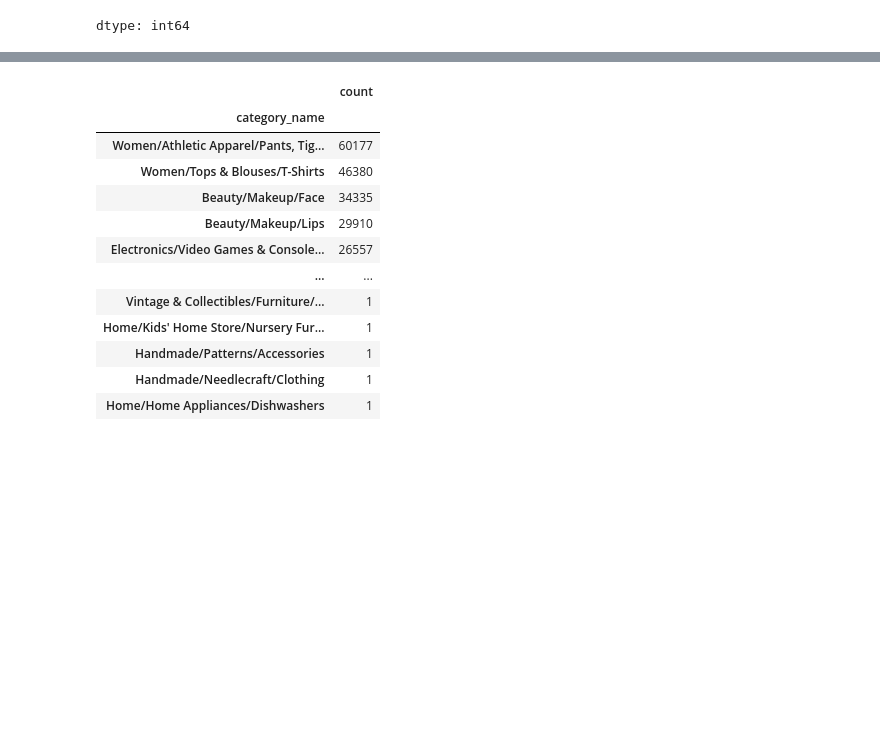
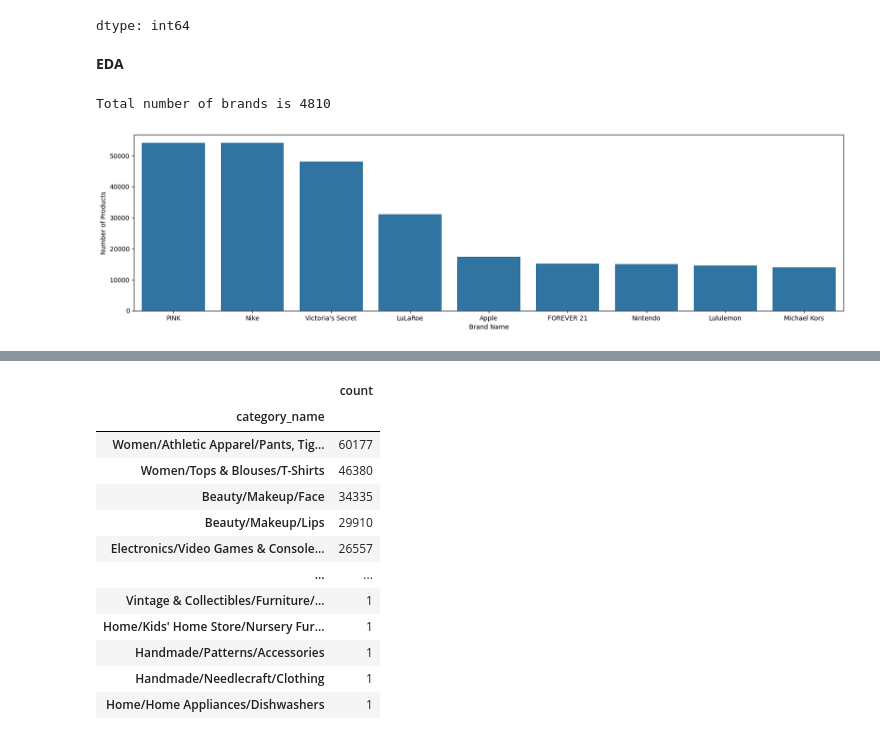
Before and after one commit to darshit001/MerCari-Data-Analysis, a Jupyter notebook: Mericari.ipynb, the cells around one changed output, grey strips where cells are left out. Saved outputs shown, nothing was run; the diff lists cells and outputs as text; code cells hidden in the pictures; blank space fills up the shorter version.

```diff
--- a/Mericari.ipynb
+++ b/Mericari.ipynb
@@ -171,3 +191,17 @@ train_df['shipping'].value_counts()
 | 0 | 819435 |
 | 1 | 663100 |
 dtype: int64
+# %% [markdown]
+**EDA**
+# %%
+unique_brands = train_df['brand_name'].value_counts()
+print("Total number of brands is {}".format(len(unique_brands)))
+plt.figure(figsize=(20, 5))
+# Provide x and y as keyword arguments to sns.barplot
+sns.barplot(x=unique_brands.index[1:10], y=unique_brands[1:10])
+plt.xlabel('Brand Name')
+plt.ylabel('Number of Products')
+plt.show()
+# %% [output]
+Total number of brands is 4810
+[figure, added]
```
Also changed, not shown: parts of 7 cells of this notebook.
